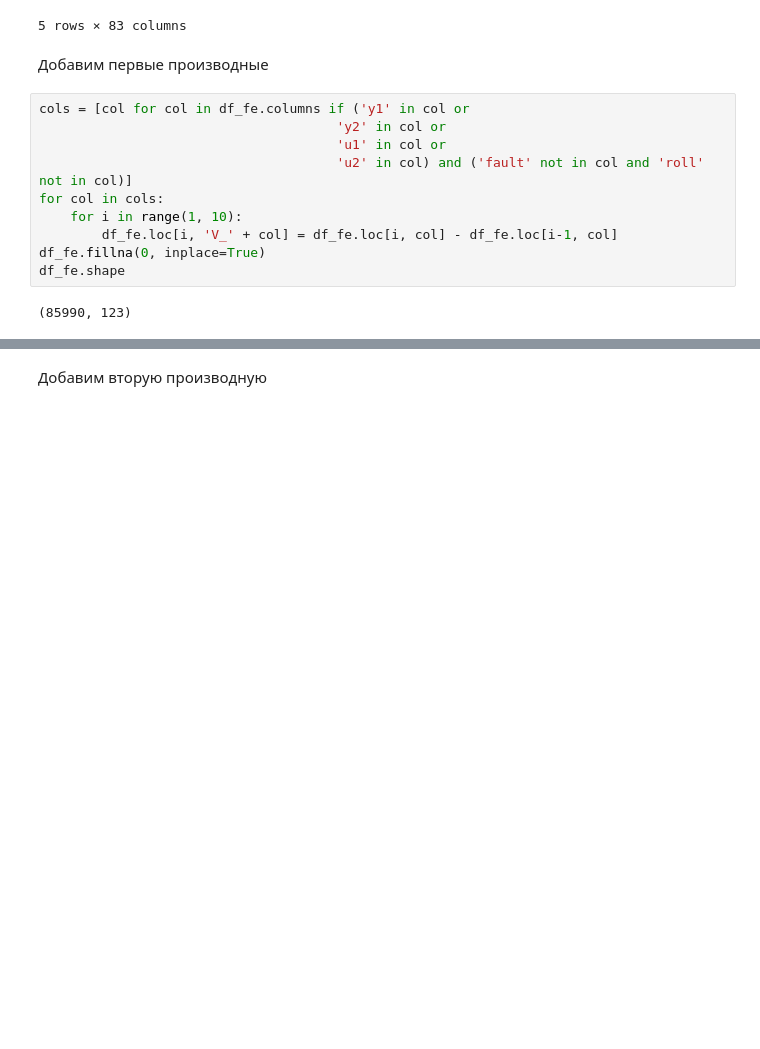
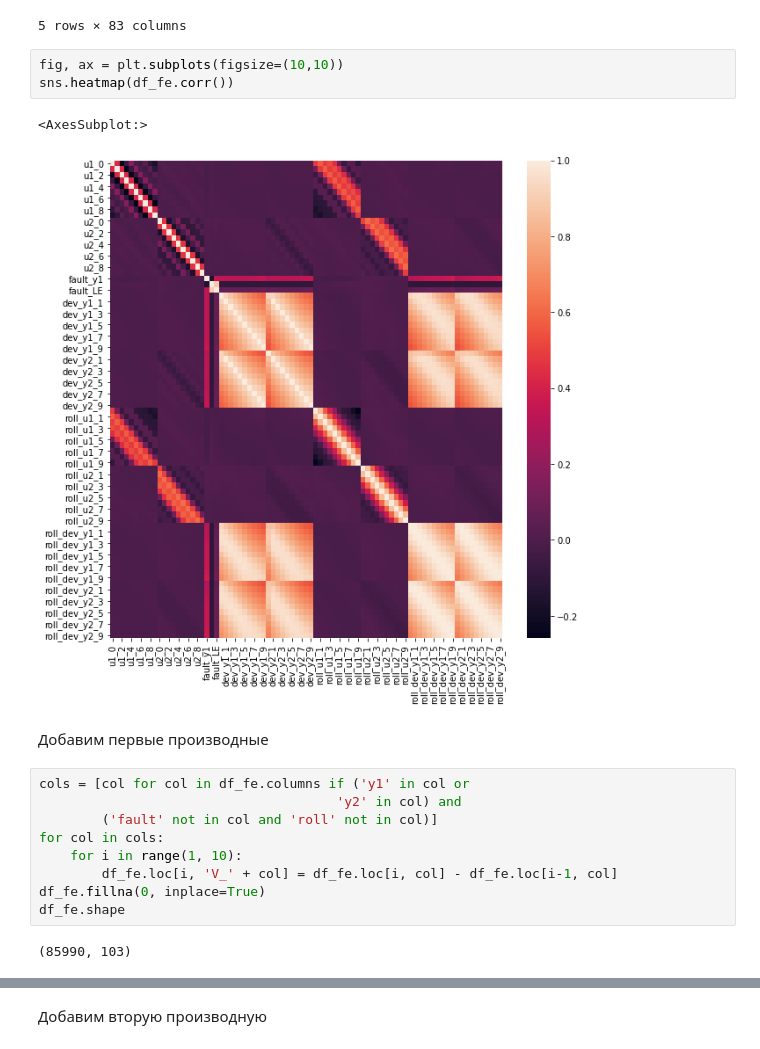
Before and after one commit to AlexeyMarg/Advanced_ML_ITMO_course, a Jupyter notebook: homework/homework1.ipynb, the cells around one changed output, grey strips where cells are left out. Drawn from its saved outputs; the diff is of its cells as text; blank space fills up the shorter version.

```diff
--- a/homework/homework1.ipynb
+++ b/homework/homework1.ipynb
@@ -381,20 +381,25 @@ df_fe.head()
 | 3 | 0.207286 | 0.207286 | 0.207286 | 0.207286 | 0.207286 | 0.207286 | 0.207286 | 0.207286 | 0.207286 | 0.207286 | ... | ... |
 | 4 | 0.207286 | 0.207286 | 0.207286 | 0.207286 | 0.207286 | 0.207286 | 0.207286 | 0.207286 | 0.207286 | 0.207286 | ... | ... |
 5 rows × 83 columns
+# %%
+fig, ax = plt.subplots(figsize=(10,10))
+sns.heatmap(df_fe.corr())
+# %% [output]
+<AxesSubplot:>
+[figure, added]
 # %% [markdown]
 Добавим первые производные
 # %%
 cols = [col for col in df_fe.columns if ('y1' in col or
-                                      'y2' in col or
-                                      'u1' in col or
-                                      'u2' in col) and ('fault' not in col and 'roll' not in col)]
+                                      'y2' in col) and
+        ('fault' not in col and 'roll' not in col)]
 for col in cols:
     for i in range(1, 10):
         df_fe.loc[i, 'V_' + col] = df_fe.loc[i, col] - df_fe.loc[i-1, col]
 df_fe.fillna(0, inplace=True)
 df_fe.shape
 # %% [output]
-(85990, 123)
+(85990, 103)
 # %%
 df_fe.columns
 # %% [output]
```
Also changed, not shown: parts of 4 cells of this notebook.
